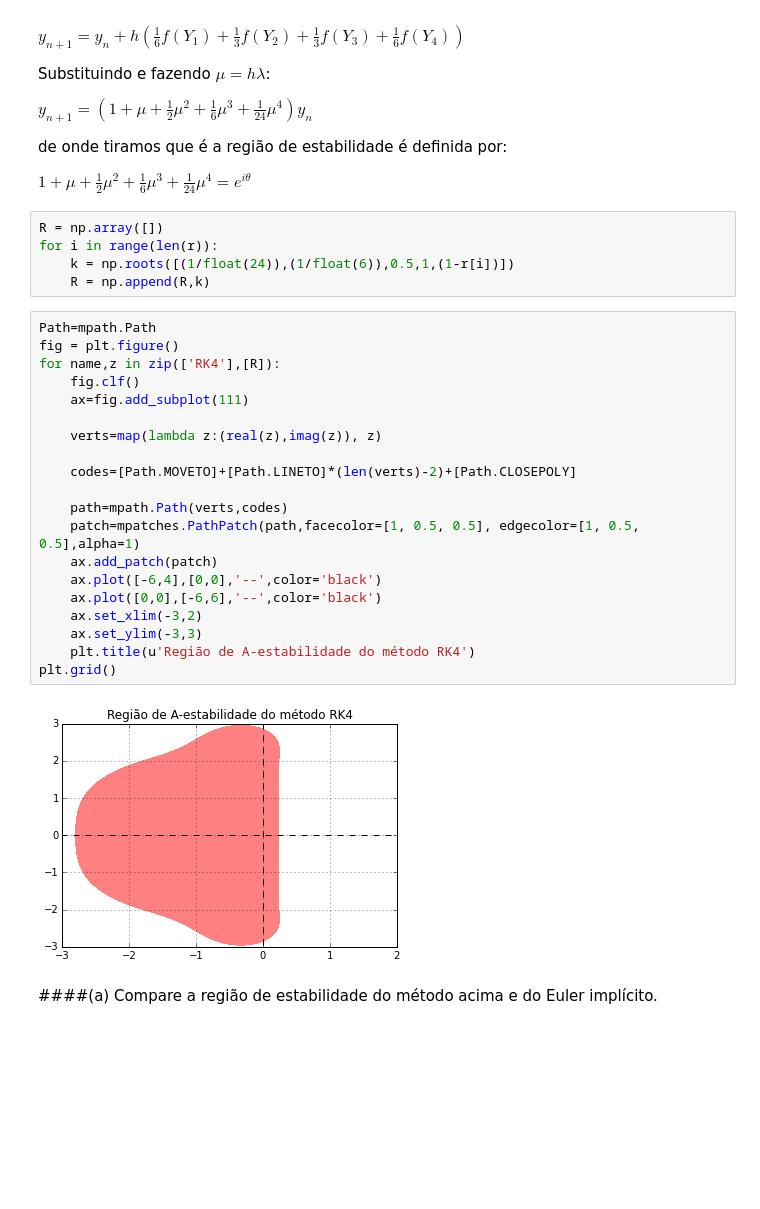
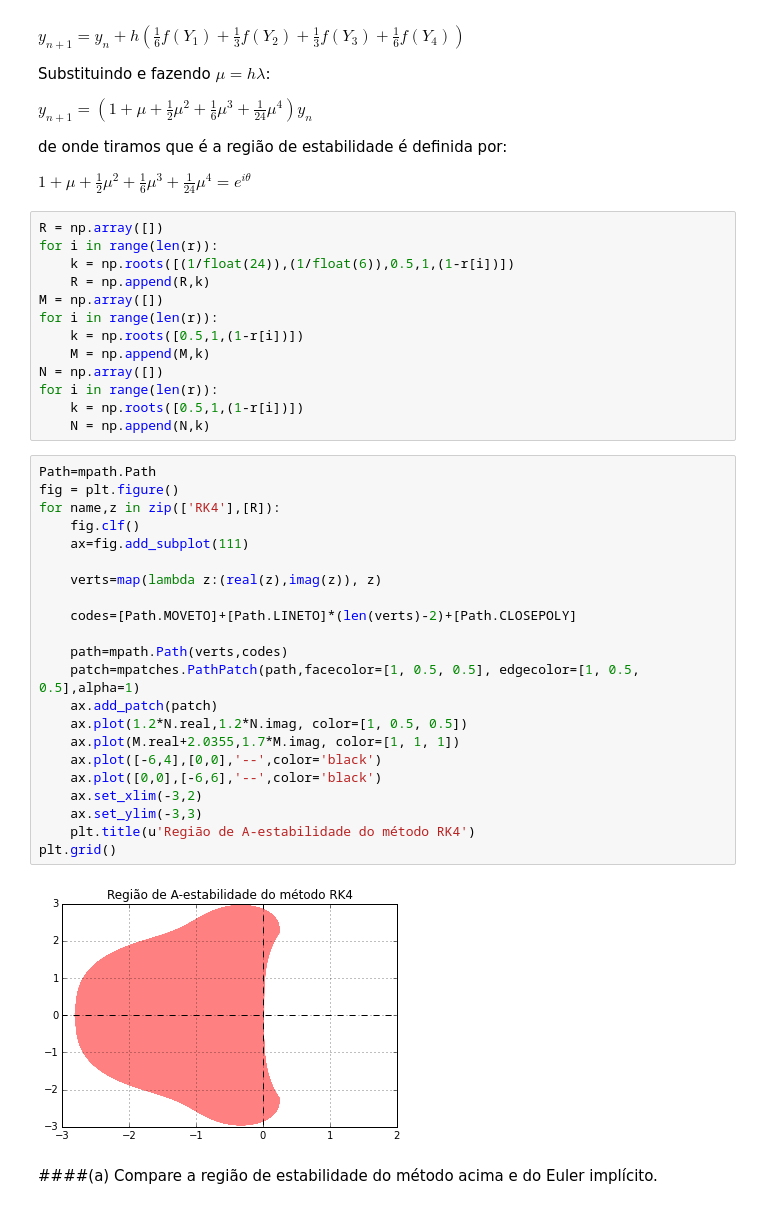
Before and after one commit to marciomacielbastos/SimComp, a Jupyter notebook: Lista4_SC.ipynb, the cells around one changed output. Cells and saved outputs as stored; diff of their text form; blank space fills up the shorter version.

```diff
--- a/Lista4_SC.ipynb
+++ b/Lista4_SC.ipynb
@@ -421,28 +421,38 @@ R = np.array([])
 for i in range(len(r)):
     k = np.roots([(1/float(24)),(1/float(6)),0.5,1,(1-r[i])])
     R = np.append(R,k)
+M = np.array([])
+for i in range(len(r)):
+    k = np.roots([0.5,1,(1-r[i])])
+    M = np.append(M,k)
+N = np.array([])
+for i in range(len(r)):
+    k = np.roots([0.5,1,(1-r[i])])
+    N = np.append(N,k)
 # %%
 Path=mpath.Path
 fig = plt.figure()
 for name,z in zip(['RK4'],[R]):
     fig.clf()
     ax=fig.add_subplot(111)
 
     verts=map(lambda z:(real(z),imag(z)), z)
 
     codes=[Path.MOVETO]+[Path.LINETO]*(len(verts)-2)+[Path.CLOSEPOLY]
 
     path=mpath.Path(verts,codes)
     patch=mpatches.PathPatch(path,facecolor=[1, 0.5, 0.5], edgecolor=[1, 0.5, 0.5],alpha=1)
     ax.add_patch(patch)
+    ax.plot(1.2*N.real,1.2*N.imag, color=[1, 0.5, 0.5])
+    ax.plot(M.real+2.0355,1.7*M.imag, color=[1, 1, 1])
     ax.plot([-6,4],[0,0],'--',color='black')
     ax.plot([0,0],[-6,6],'--',color='black')
     ax.set_xlim(-3,2)
     ax.set_ylim(-3,3)
     plt.title(u'Região de A-estabilidade do método RK4')
 plt.grid()
 # %% [output]
-[figure, old version]
+[figure, new version]
 # %% [markdown]
 ####(a) Compare a região de estabilidade do método acima e do Euler implícito.
 # %% [markdown]
```
Also changed, not shown: parts of 16 cells of this notebook.
